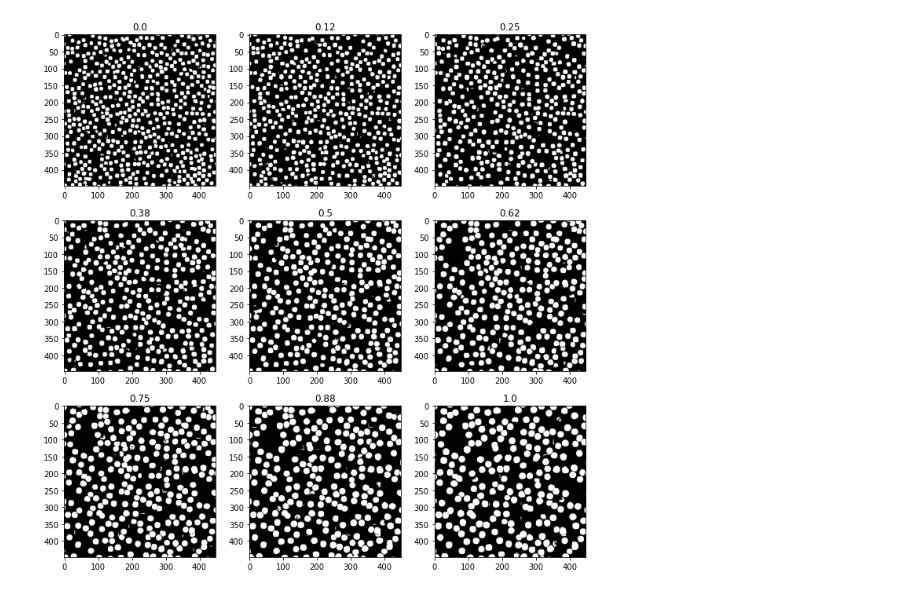
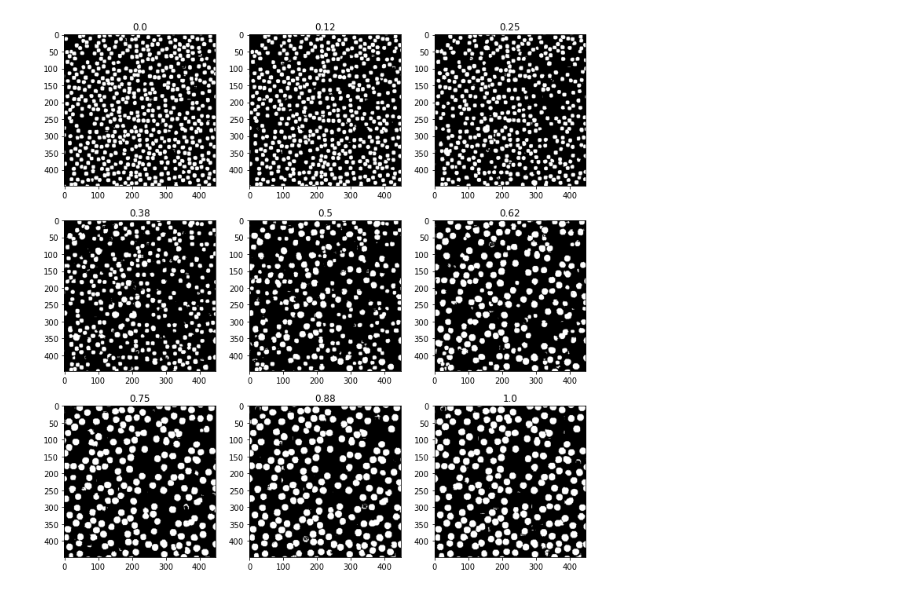
Before and after one commit to katiezzzzz/Gantastic, a Jupyter notebook: conditional_gan_microstructure/cGAN-Micro_Optimisation/trained_generators/microstructure/cgan_microstructure_20/view_images.ipynb, the cells around one changed output. Cells and saved outputs as stored; diff of their text form; code cells hidden in the pictures.

```diff
--- a/conditional_gan_microstructure/cGAN-Micro_Optimisation/trained_generators/microstructure/cgan_microstructure_20/view_images.ipynb
+++ b/conditional_gan_microstructure/cGAN-Micro_Optimisation/trained_generators/microstructure/cgan_microstructure_20/view_images.ipynb
@@ -8,4 +8 @@ PATH = '/home/katiez/ML/conditional_gan_microstructure/cGAN-Micro_Optimisation/t
 numbers = np.around(np.linspace(0,1,9),2)
-# %%
-im = tiff.imread(f'cgan_microstructure_20[0.5].tif')
-plt.imshow(im, cmap='gray')
@@ -15,16 +9,16 @@ plt.imshow(im, cmap='gray')
 # %%
 f, axarr = plt.subplots(3,3)
 f.set_figheight(10)
 f.set_figwidth(10)
 for n, ax in zip(numbers, axarr.ravel()):
-    im = tiff.imread(f'cgan_microstructure_22[{str(n)}].tif')
+    im = tiff.imread(f'cgan_microstructure_20[{str(n)}].tif')
     ax.imshow(im,cmap='gray')
     ax.set_title(str(n))
 plt.tight_layout()
-#plt.savefig('middle_raw_seed16')
+#plt.savefig('original_raw_seed16')
 plt.show()
 # %% [output]
-[figure, old version]
+[figure, new version]
 # %%
 f, axarr = plt.subplots(3,3)
 f.set_figheight(10)
```
Also changed, not shown: parts of 4 cells of this notebook, 42 other files.
